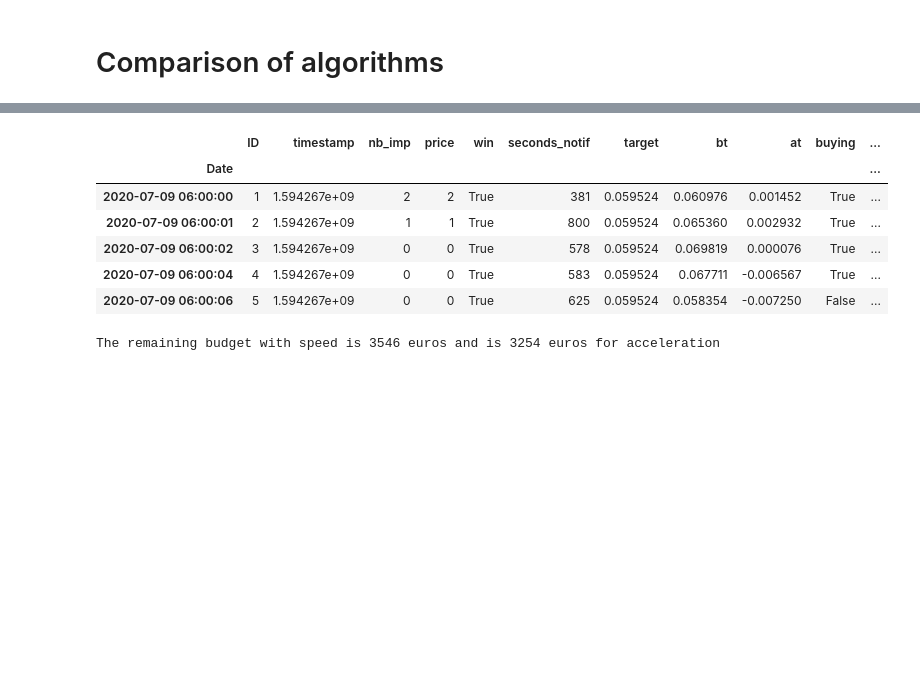
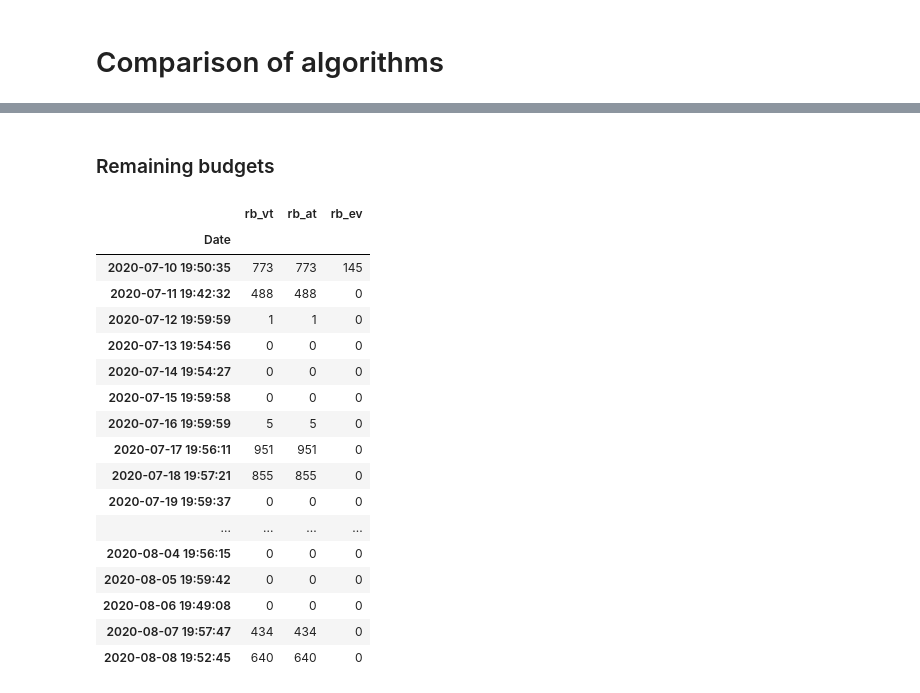
Before and after one commit to ThomasM-mecen/Displayce_internship, a Jupyter notebook: Pacing/comparison.ipynb, the cells around one changed output, grey strips where cells are left out. Drawn from its saved outputs; the diff is of its cells as text; code cells hidden in the pictures; blank space fills up the shorter version.

```diff
--- a/Pacing/comparison.ipynb
+++ b/Pacing/comparison.ipynb
@@ -22,11 +10,0 @@ df_vt.head()
-# %%
-df_at = pd.read_csv('pacing(at)_09-07-2020_07-08-2020.csv', index_col="Date", parse_dates=True)
-df_at.head()
-# %% [output]
-|  | ID | timestamp | nb_imp | price | win | seconds_notif | target | bt | at | buying | ... |
-| Date |  |  |  |  |  |  |  |  |  |  | ... |
-| 2020-07-09 06:00:00 | 1 | 1.594267e+09 | 2 | 2 | True | 381 | 0.059524 | 0.060976 | 0.001452 | True | ... |
-| 2020-07-09 06:00:01 | 2 | 1.594267e+09 | 1 | 1 | True | 800 | 0.059524 | 0.065360 | 0.002932 | True | ... |
-| 2020-07-09 06:00:02 | 3 | 1.594267e+09 | 0 | 0 | True | 578 | 0.059524 | 0.069819 | 0.000076 | True | ... |
-| 2020-07-09 06:00:04 | 4 | 1.594267e+09 | 0 | 0 | True | 583 | 0.059524 | 0.067711 | -0.006567 | True | ... |
-| 2020-07-09 06:00:06 | 5 | 1.594267e+09 | 0 | 0 | True | 625 | 0.059524 | 0.058354 | -0.007250 | False | ... |
@@ -33,6 +15,30 @@ df_at.head()
+# %% [markdown]
+### Remaining budgets
 # %%
-rb_vt = df_vt.remaining_budget.groupby(df_vt.index.day).tail(1).sum()
-rb_at = df_at.remaining_budget.groupby(df_at.index.day).tail(1).sum()
-print(f"The remaining budget with speed is {rb_vt} euros and is {rb_at} euros for acceleration")
+rb_vt = df_vt.remaining_budget.groupby(df_vt.index.day).tail(1)
+rb_at = df_at.remaining_budget.groupby(df_at.index.day).tail(1)
+rb_ev = df_ev.remaining_budget.groupby(df_ev.index.day).tail(1)
-# %% [output]
-The remaining budget with speed is 3546 euros and is 3254 euros for acceleration
+# %%
+frame = { 'rb_vt': rb_vt, 'rb_at': rb_at, 'rb_ev': rb_ev }
+result = pd.DataFrame(frame)
+# %%
+result
+# %% [output]
+|  | rb_vt | rb_at | rb_ev |
+| Date |  |  |  |
+| 2020-07-10 19:50:35 | 773 | 773 | 145 |
+| 2020-07-11 19:42:32 | 488 | 488 | 0 |
+| 2020-07-12 19:59:59 | 1 | 1 | 0 |
+| 2020-07-13 19:54:56 | 0 | 0 | 0 |
+| 2020-07-14 19:54:27 | 0 | 0 | 0 |
+| 2020-07-15 19:59:58 | 0 | 0 | 0 |
+| 2020-07-16 19:59:59 | 5 | 5 | 0 |
+| 2020-07-17 19:56:11 | 951 | 951 | 0 |
+| 2020-07-18 19:57:21 | 855 | 855 | 0 |
+| 2020-07-19 19:59:37 | 0 | 0 | 0 |
+| ... | ... | ... | ... |
+| 2020-08-04 19:56:15 | 0 | 0 | 0 |
+| 2020-08-05 19:59:42 | 0 | 0 | 0 |
+| 2020-08-06 19:49:08 | 0 | 0 | 0 |
+| 2020-08-07 19:57:47 | 434 | 434 | 0 |
+| 2020-08-08 19:52:45 | 640 | 640 | 0 |
```
Also changed, not shown: parts of 10 cells of this notebook.
